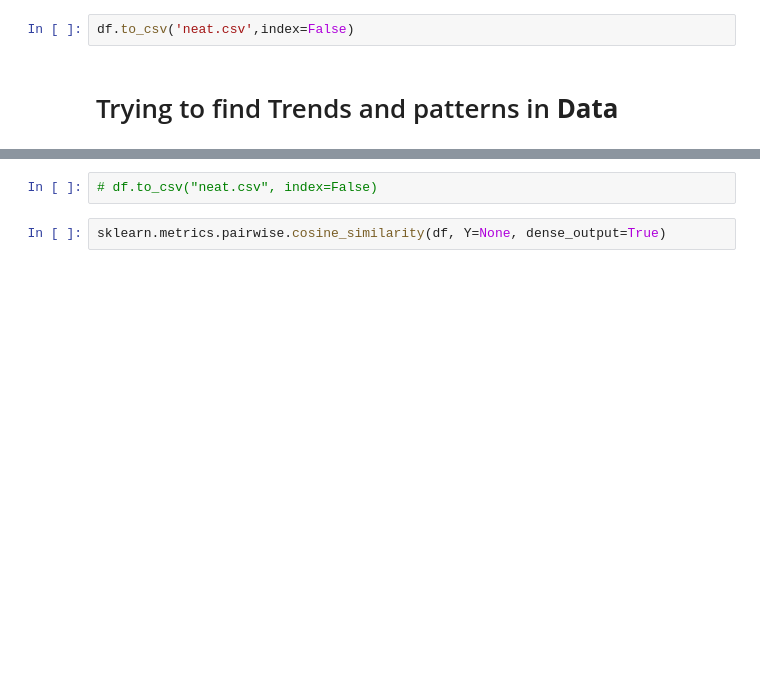
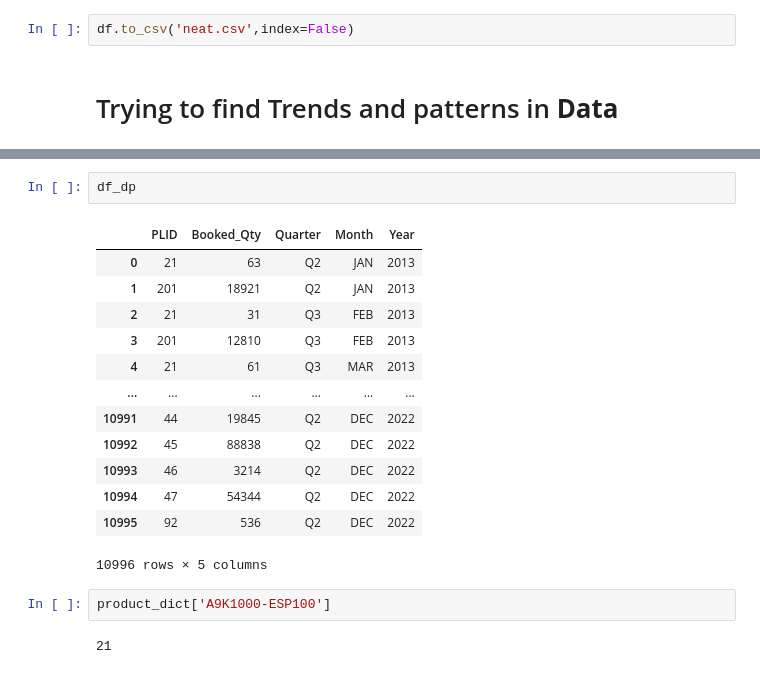
Before and after one commit to Vaarun-Kamath/HashCode-Cisco-Inventory-Management-and-Demand-Prediction, a Jupyter notebook: HashCode_PoissonPivots.ipynb, the cells around one changed output, grey strips where cells are left out. Cells and saved outputs as stored; diff of their text form; blank space fills up the shorter version.

```diff
--- a/HashCode_PoissonPivots.ipynb
+++ b/HashCode_PoissonPivots.ipynb
@@ -167,4 +540,20 @@ df
-# %%
-# df.to_csv("neat.csv", index=False)
-# %%
-sklearn.metrics.pairwise.cosine_similarity(df, Y=None, dense_output=True)
+# %%
+df_dp
+# %% [output]
+|  | PLID | Booked_Qty | Quarter | Month | Year |
+| 0 | 21 | 63 | Q2 | JAN | 2013 |
+| 1 | 201 | 18921 | Q2 | JAN | 2013 |
+| 2 | 21 | 31 | Q3 | FEB | 2013 |
+| 3 | 201 | 12810 | Q3 | FEB | 2013 |
+| 4 | 21 | 61 | Q3 | MAR | 2013 |
+| ... | ... | ... | ... | ... | ... |
+| 10991 | 44 | 19845 | Q2 | DEC | 2022 |
+| 10992 | 45 | 88838 | Q2 | DEC | 2022 |
+| 10993 | 46 | 3214 | Q2 | DEC | 2022 |
+| 10994 | 47 | 54344 | Q2 | DEC | 2022 |
+| 10995 | 92 | 536 | Q2 | DEC | 2022 |
+10996 rows × 5 columns
+# %%
+product_dict['A9K1000-ESP100']
+# %% [output]
+21
```
Also changed, not shown: parts of 62 cells of this notebook.
